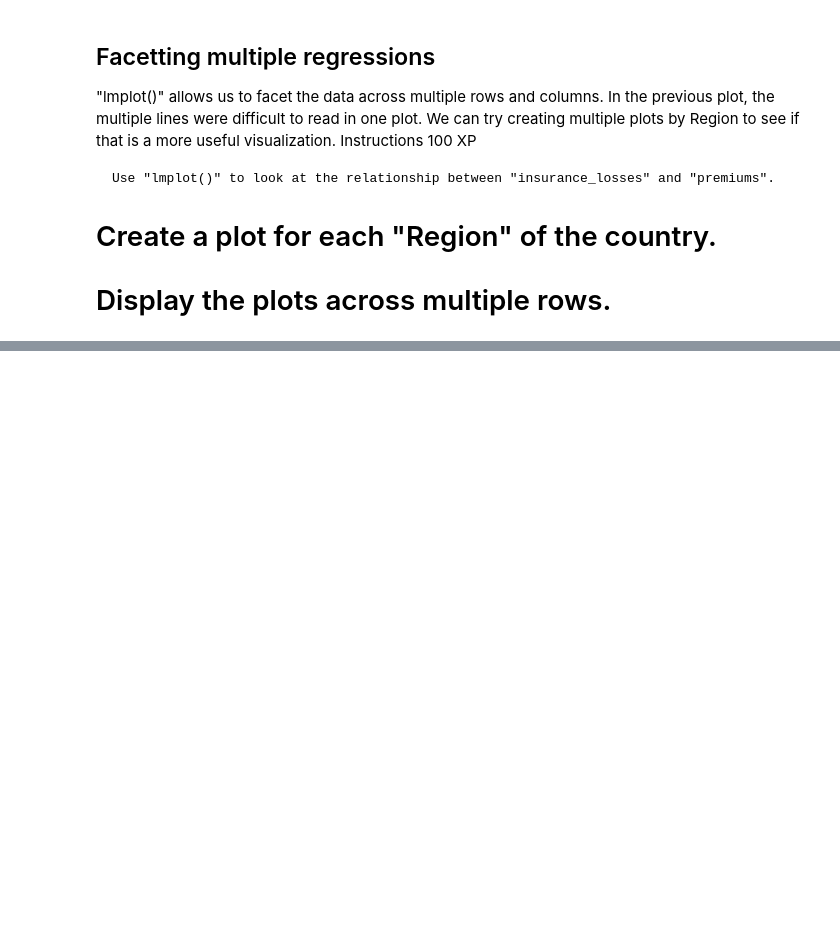
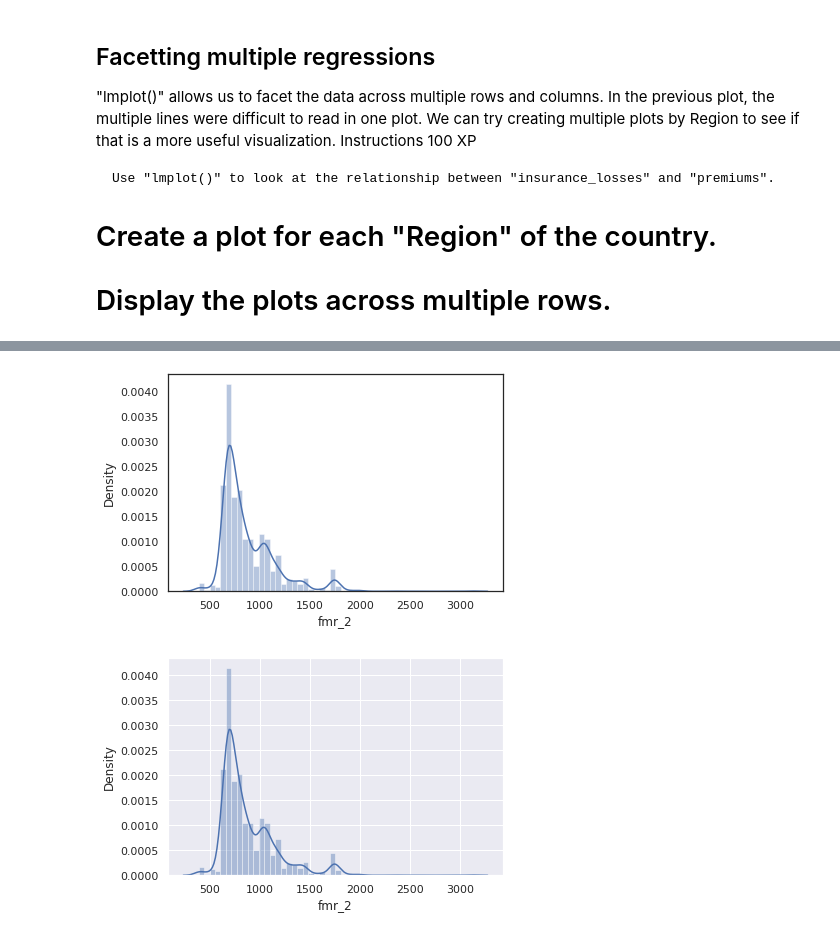
Before and after one commit to johnhhu2020/DataCamp-Data-Scientist-with-Python-Track, a Jupyter notebook: DataCamp Intermediate Data Visualization with Seaborn.ipynb, the cells around one changed output, grey strips where cells are left out. Saved outputs shown, nothing was run; the diff lists cells and outputs as text; code cells hidden in the pictures; blank space fills up the shorter version.

```diff
--- a/DataCamp Intermediate Data Visualization with Seaborn.ipynb
+++ b/DataCamp Intermediate Data Visualization with Seaborn.ipynb
@@ -616,0 +714,17 @@ plt.show()
+# %%
+plt.clf()
+
+sns.set_style('white')
+
+sns.distplot(df['fmr_2'])
+plt.show()
+
+
+
+sns.set_style('darkgrid')
+sns.distplot(df['fmr_2'])
+
+plt.show()
+# %% [output]
+[figure, added]
+[figure, added]
```
Also changed, not shown: parts of 31 cells of this notebook.
